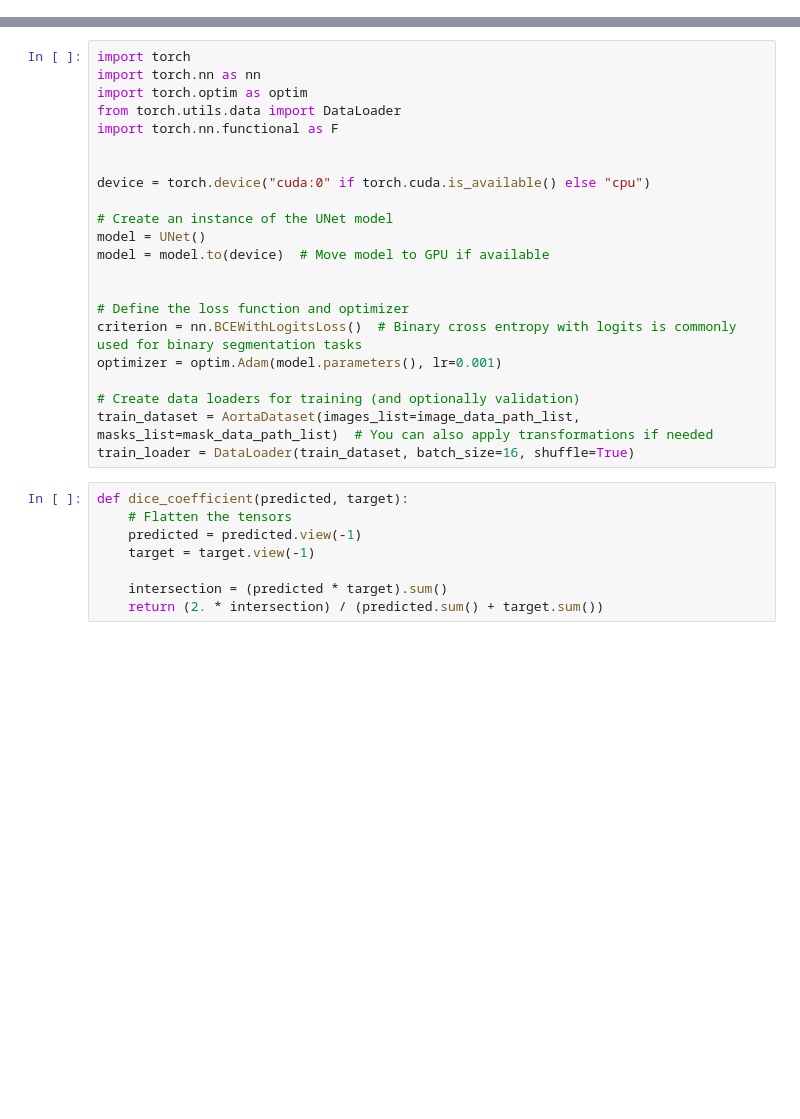
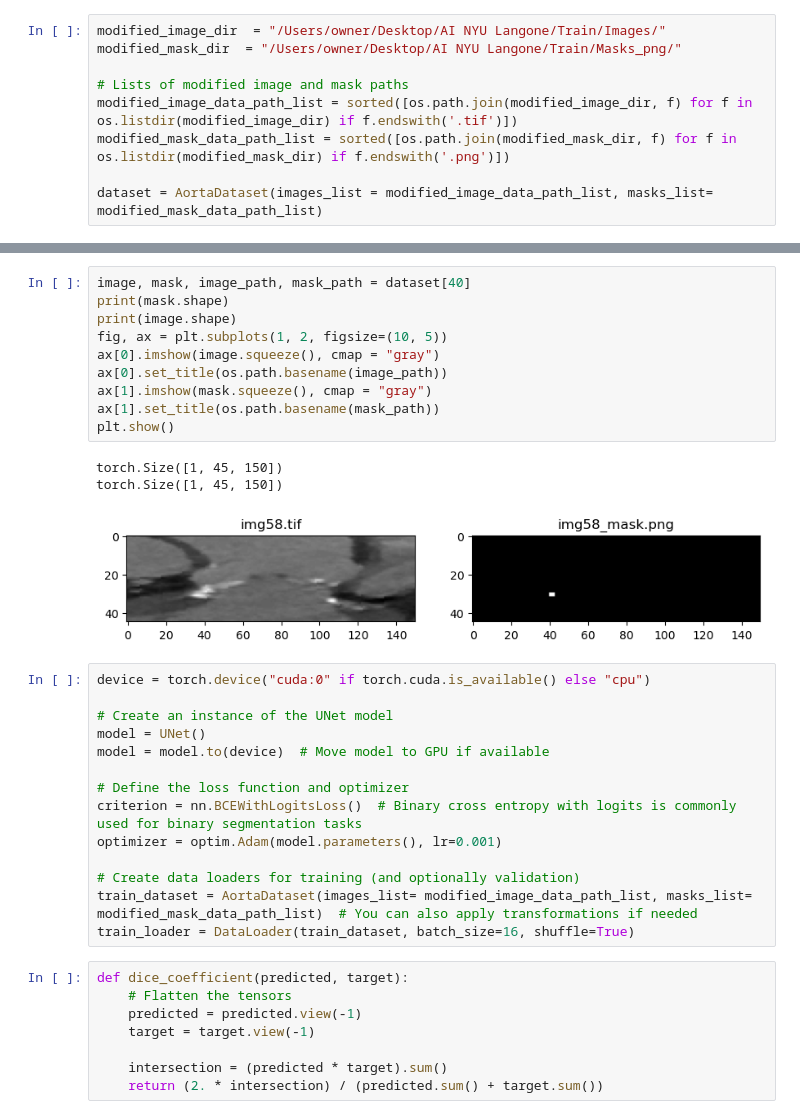
Before and after one commit to Abdulla603/Annulus-Segmentation, a Jupyter notebook: Annulus Segmentation.ipynb, the cells around one changed output, grey strips where cells are left out. Cells and saved outputs as stored; diff of their text form; blank space fills up the shorter version.

```diff
--- a/Annulus Segmentation.ipynb
+++ b/Annulus Segmentation.ipynb
@@ -24 +67,10 @@ from albumentations.pytorch import ToTensorV2
+# %%
+modified_image_dir  = "/Users/owner/Desktop/AI NYU Langone/Train/Images/"
+modified_mask_dir  = "/Users/owner/Desktop/AI NYU Langone/Train/Masks_png/"
+
+# Lists of modified image and mask paths
+modified_image_data_path_list = sorted([os.path.join(modified_image_dir, f) for f in os.listdir(modified_image_dir) if f.endswith('.tif')])
+modified_mask_data_path_list = sorted([os.path.join(modified_mask_dir, f) for f in os.listdir(modified_mask_dir) if f.endswith('.png')])
+
+dataset = AortaDataset(images_list = modified_image_data_path_list, masks_list= modified_mask_data_path_list)
 # %%
@@ -172,24 +163,30 @@ for i in range(3):
+# %%
+image, mask, image_path, mask_path = dataset[40]
+print(mask.shape)
+print(image.shape)
+fig, ax = plt.subplots(1, 2, figsize=(10, 5))
+ax[0].imshow(image.squeeze(), cmap = "gray")
+ax[0].set_title(os.path.basename(image_path))
+ax[1].imshow(mask.squeeze(), cmap = "gray")
+ax[1].set_title(os.path.basename(mask_path))
+plt.show()
+# %% [output]
+torch.Size([1, 45, 150])
+torch.Size([1, 45, 150])
+[figure, added]
 # %%
-import torch
-import torch.nn as nn
-import torch.optim as optim
-from torch.utils.data import DataLoader
-import torch.nn.functional as F
-
-
 device = torch.device("cuda:0" if torch.cuda.is_available() else "cpu")
 
 # Create an instance of the UNet model
 model = UNet()
 model = model.to(device)  # Move model to GPU if available
 
-
 # Define the loss function and optimizer
 criterion = nn.BCEWithLogitsLoss()  # Binary cross entropy with logits is commonly used for binary segmentation tasks
 optimizer = optim.Adam(model.parameters(), lr=0.001)
 
 # Create data loaders for training (and optionally validation)
-train_dataset = AortaDataset(images_list=image_data_path_list, masks_list=mask_data_path_list)  # You can also apply transformations if needed
+train_dataset = AortaDataset(images_list= modified_image_data_path_list, masks_list= modified_mask_data_path_list)  # You can also apply transformations if needed
 train_loader = DataLoader(train_dataset, batch_size=16, shuffle=True)
 # %%
 def dice_coefficient(predicted, target):
```
Also changed, not shown: parts of 7 cells of this notebook, 1 other file.
